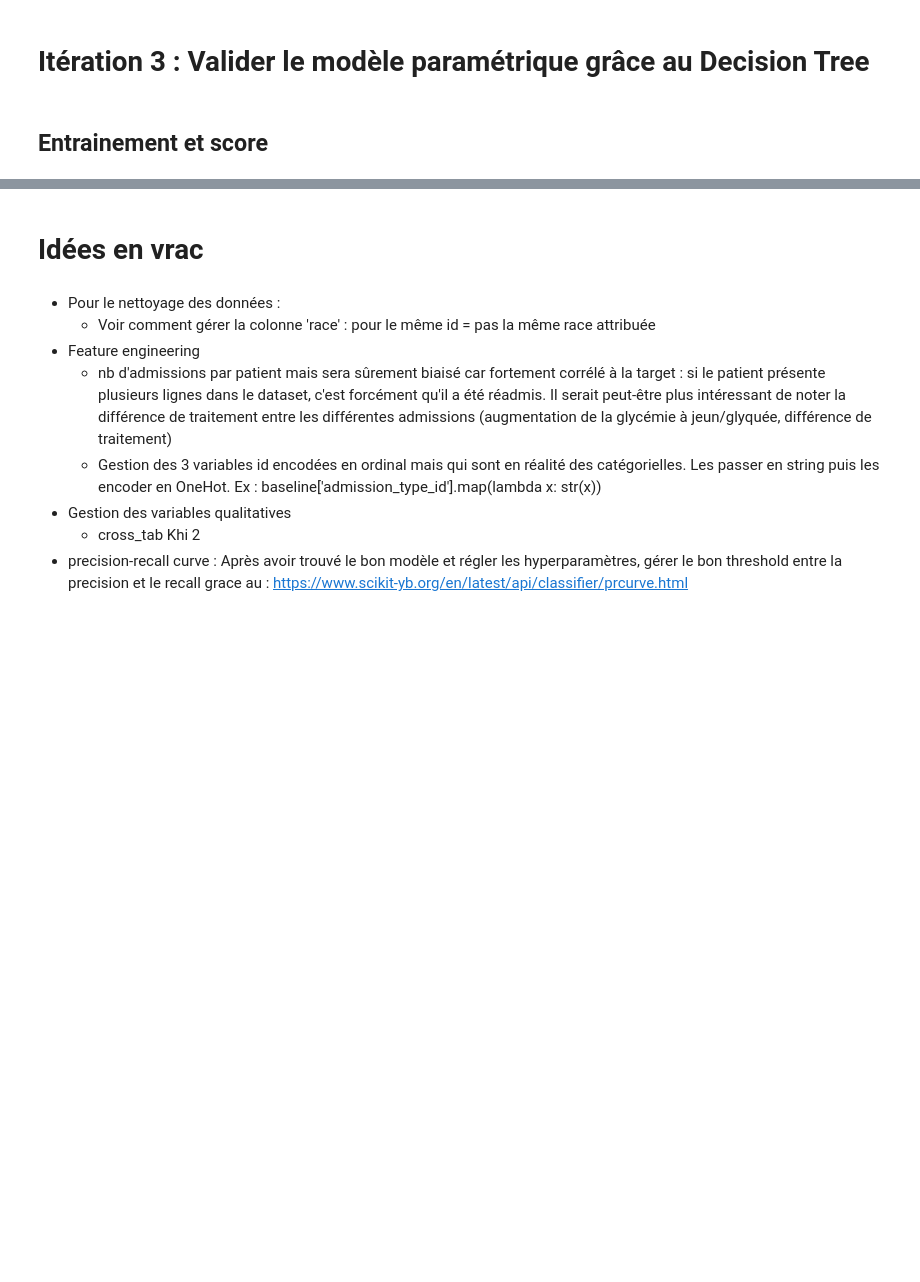
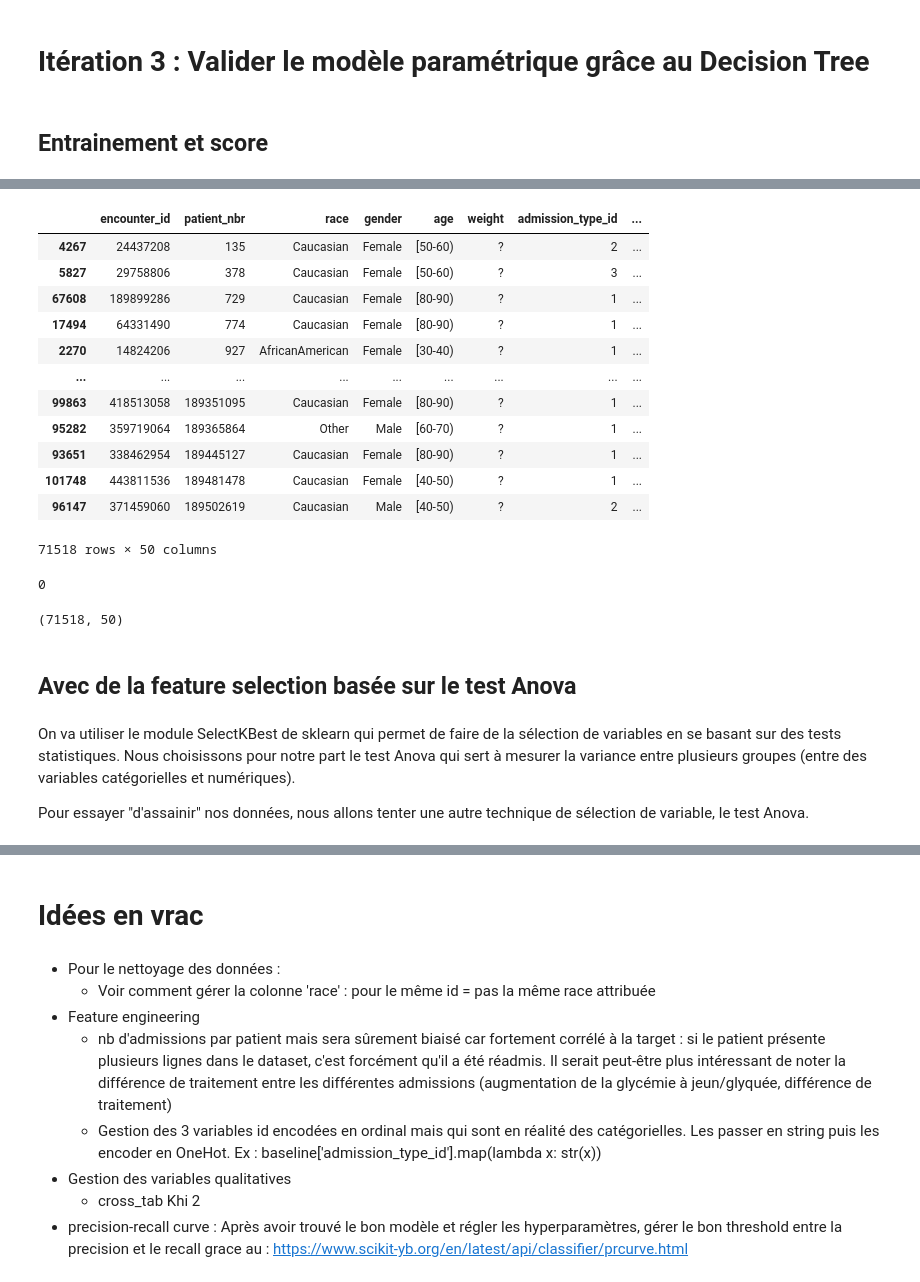
Before and after one commit to Gwendelina/130US_diabete, a Jupyter notebook: 130US_diabete.ipynb, the cells around one changed output, grey strips where cells are left out. Drawn from its saved outputs; the diff is of its cells as text; code cells hidden in the pictures; blank space fills up the shorter version.

```diff
--- a/130US_diabete.ipynb
+++ b/130US_diabete.ipynb
@@ -2786,0 +2647,34 @@ plt.legend()
+# %%
+test_drop = test.drop_duplicates(subset='patient_nbr', keep='first')
+test_drop
+# %%
+test_drop
+# %% [output]
+|  | encounter_id | patient_nbr | race | gender | age | weight | admission_type_id | ... |
+| 4267 | 24437208 | 135 | Caucasian | Female | [50-60) | ? | 2 | ... |
+| 5827 | 29758806 | 378 | Caucasian | Female | [50-60) | ? | 3 | ... |
+| 67608 | 189899286 | 729 | Caucasian | Female | [80-90) | ? | 1 | ... |
+| 17494 | 64331490 | 774 | Caucasian | Female | [80-90) | ? | 1 | ... |
+| 2270 | 14824206 | 927 | AfricanAmerican | Female | [30-40) | ? | 1 | ... |
+| ... | ... | ... | ... | ... | ... | ... | ... | ... |
+| 99863 | 418513058 | 189351095 | Caucasian | Female | [80-90) | ? | 1 | ... |
+| 95282 | 359719064 | 189365864 | Other | Male | [60-70) | ? | 1 | ... |
+| 93651 | 338462954 | 189445127 | Caucasian | Female | [80-90) | ? | 1 | ... |
+| 101748 | 443811536 | 189481478 | Caucasian | Female | [40-50) | ? | 1 | ... |
+| 96147 | 371459060 | 189502619 | Caucasian | Male | [40-50) | ? | 2 | ... |
+71518 rows × 50 columns
+# %%
+test_drop.duplicated(subset = 'patient_nbr').sum()
+# %% [output]
+0
+# %%
+test_drop.shape
+# %% [output]
+(71518, 50)
+# %% [markdown]
+## Avec de la feature selection basée sur le test Anova
+# %% [markdown]
+On va utiliser le module SelectKBest de sklearn qui permet de faire de la sélection de variables en se basant sur des tests statistiques. Nous choisissons pour notre part le test Anova qui sert à mesurer la variance entre plusieurs groupes (entre des variables catégorielles et numériques).
+
+
+Pour essayer "d'assainir" nos données, nous allons tenter une autre technique de sélection de variable, le test Anova.
```
Also changed, not shown: parts of 237 cells of this notebook.
